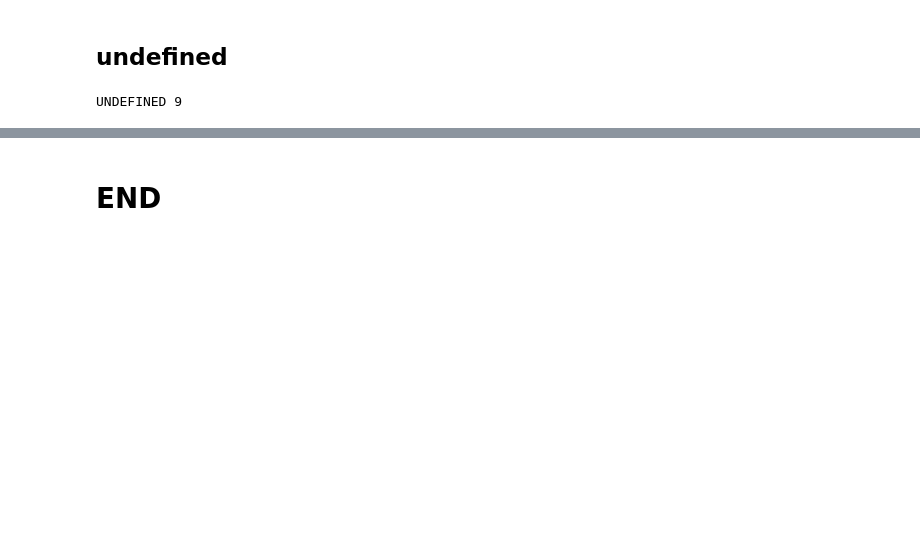
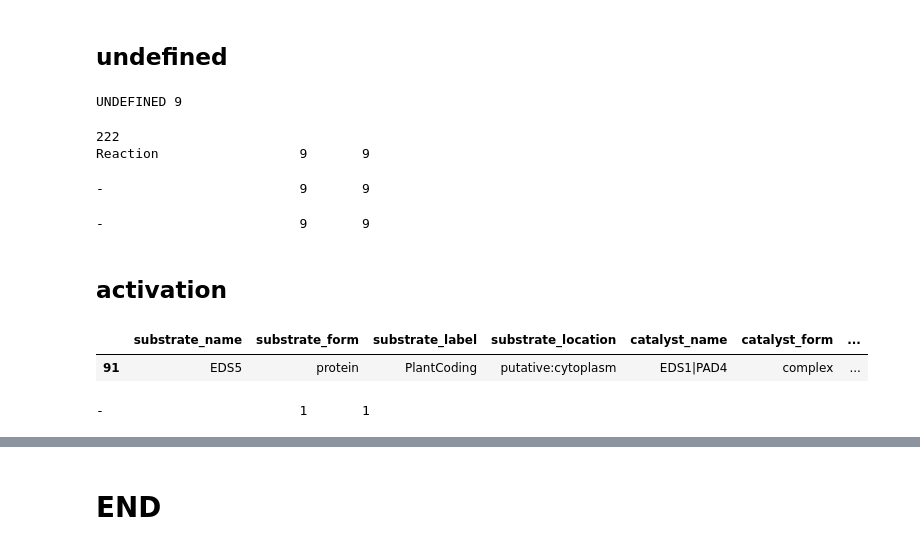
Before and after one commit to NIB-SI/skm-neo4j, a Jupyter notebook: work/p5-import-reactions.ipynb, the cells around one changed output, grey strips where cells are left out. Cells and saved outputs as stored; diff of their text form; code cells hidden in the pictures; blank space fills up the shorter version.

Commit message:
schema add rx nodes

```diff
--- a/work/p5-import-reactions.ipynb
+++ b/work/p5-import-reactions.ipynb
@@ -1171,10 +1317,66 @@ rename_target(subdf, 'input1',  'catalyst')
 # %%
 activation_subdf = subdf[subdf['ReactionEffect'] == 'activation' ]
 inhibition_subdf = subdf[subdf['ReactionEffect'] == 'inhibition' ]
+# %%
+# make reaction nodes
+f = f"{reaction_type}-reaction.tsv"
+subdf[reaction_standard_columns].to_csv(f"../data/import/{f}", sep="\t", index=None)
+query = helpers.reaction_node_query(f, name="line.reaction_id")
+
+qr = graph.run(query)
+pretty_print_result('Reaction', subdf, qr, 'nodes')
+# %% [output]
+222
+Reaction                  9       9
+# %%
+# substrate to reaction edge
+f =  f"{reaction_type}-wicat-substrate_edges.tsv"
+want_cols = reaction_standard_columns + substrate_cols
+subdf[want_cols].to_csv(f"../data/import/{f}", sep="\t", index=None)
+
+query = helpers.make_create_reaction_edge_query(f, 'SUBSTRATE',
+                                                "substrate", "dne",
+                                                target_label="Reaction",
+                                                target_name="line.reaction_id"
+                              )
+qr = graph.run(query)
+pretty_print_result('-', subdf, qr, 'relationships')
+# %% [output]
+-                         9       9
+# %%
+# product to reaction edge
+f =  f"{reaction_type}-wicat-product_edges.tsv"
+want_cols = reaction_standard_columns + product_cols
+subdf[want_cols].to_csv(f"../data/import/{f}", sep="\t", index=None)
+
+query = helpers.make_create_reaction_edge_query(f, 'PRODUCT', "dne" , "product",
+                                                source_name="line.reaction_id",
+                                                source_label="Reaction"
+                              )
+qr = graph.run(query)
+pretty_print_result('-', subdf, qr, 'relationships')
+# %% [output]
+-                         9       9
+# %% [markdown]
+## activation
+# %%
+activation_subdf[substrate_cols_wo_homologues + catalyst_cols_wo_homologues + product_cols_wo_homologues]
+# %% [output]
+|  | substrate_name | substrate_form | substrate_label | substrate_location | catalyst_name | catalyst_form | ... |
+| 91 | EDS5 | protein | PlantCoding | putative:cytoplasm | EDS1|PAD4 | complex | ... |
 # %%
-edge_label = "ACTIVATES"
+# catalyst to reaction edge
 
-# substrate to catalyst edge
-f =  f"{reaction_type}-{edge_label}.tsv"
-want_cols = reaction_standard_columns + catalyst_cols + substrate_cols
+f =  f"{reaction_type}-catalyst_edges.tsv"
+want_cols = reaction_standard_columns + catalyst_cols
 activation_subdf[want_cols].to_csv(f"../data/import/{f}", sep="\t", index=None)
+
+query = helpers.make_create_reaction_edge_query(f, 'ACTIVATES',
+                                                "catalyst", "dne",
+                                                target_label="Reaction",
+                                                target_name="line.reaction_id"
+                              )
+qr = graph.run(query)
+pretty_print_result('-', activation_subdf, qr, 'relationships')
+# %% [output]
+-                         1       1
```
Also changed, not shown: parts of 89 cells of this notebook, 2 other files.
